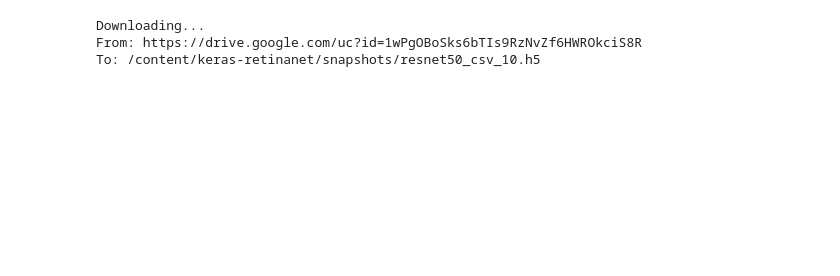
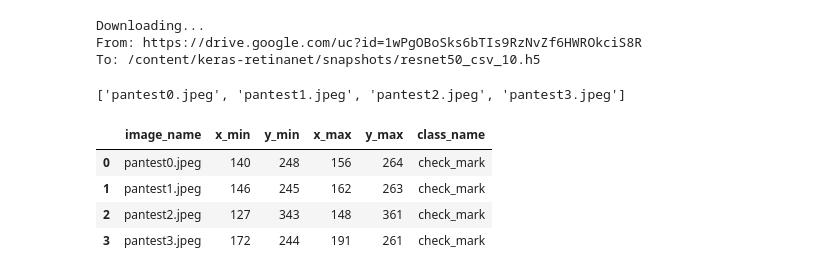
Before and after one commit to kavithachitriki/OCRProject, a Jupyter notebook: KerasRetinanet.ipynb, the cells around one changed output. Drawn from its saved outputs; the diff is of its cells as text; code cells hidden in the pictures; blank space fills up the shorter version.

```diff
--- a/KerasRetinanet.ipynb
+++ b/KerasRetinanet.ipynb
@@ -160,0 +206,13 @@ dataset["image_name"].append(f'panimages/pan{counter}.jpeg')
+# %%
+print(dataset["image_name"])
+# %% [output]
+['pantest0.jpeg', 'pantest1.jpeg', 'pantest2.jpeg', 'pantest3.jpeg']
+# %%
+df=pd.DataFrame(dataset)
+df.head()
+# %% [output]
+|  | image_name | x_min | y_min | x_max | y_max | class_name |
+| 0 | pantest0.jpeg | 140 | 248 | 156 | 264 | check_mark |
+| 1 | pantest1.jpeg | 146 | 245 | 162 | 263 | check_mark |
+| 2 | pantest2.jpeg | 127 | 343 | 148 | 361 | check_mark |
+| 3 | pantest3.jpeg | 172 | 244 | 191 | 261 | check_mark |
```
Also changed, not shown: parts of 27 cells of this notebook.
